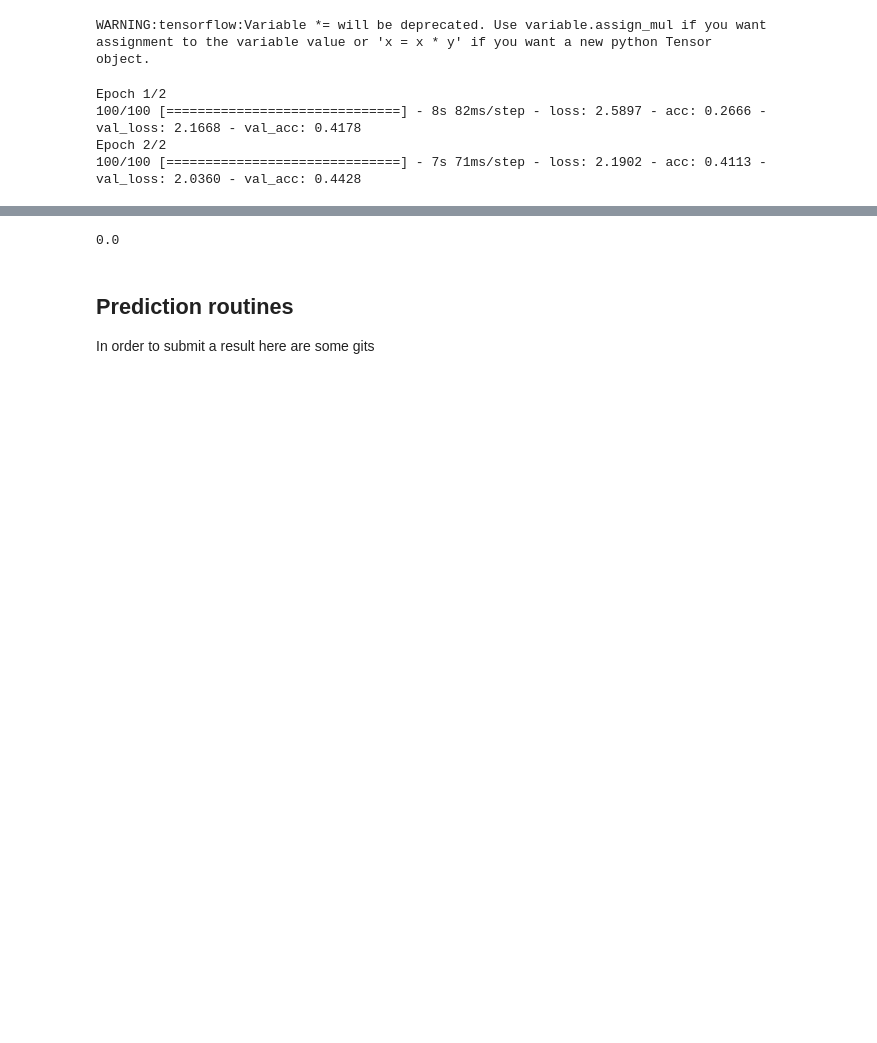
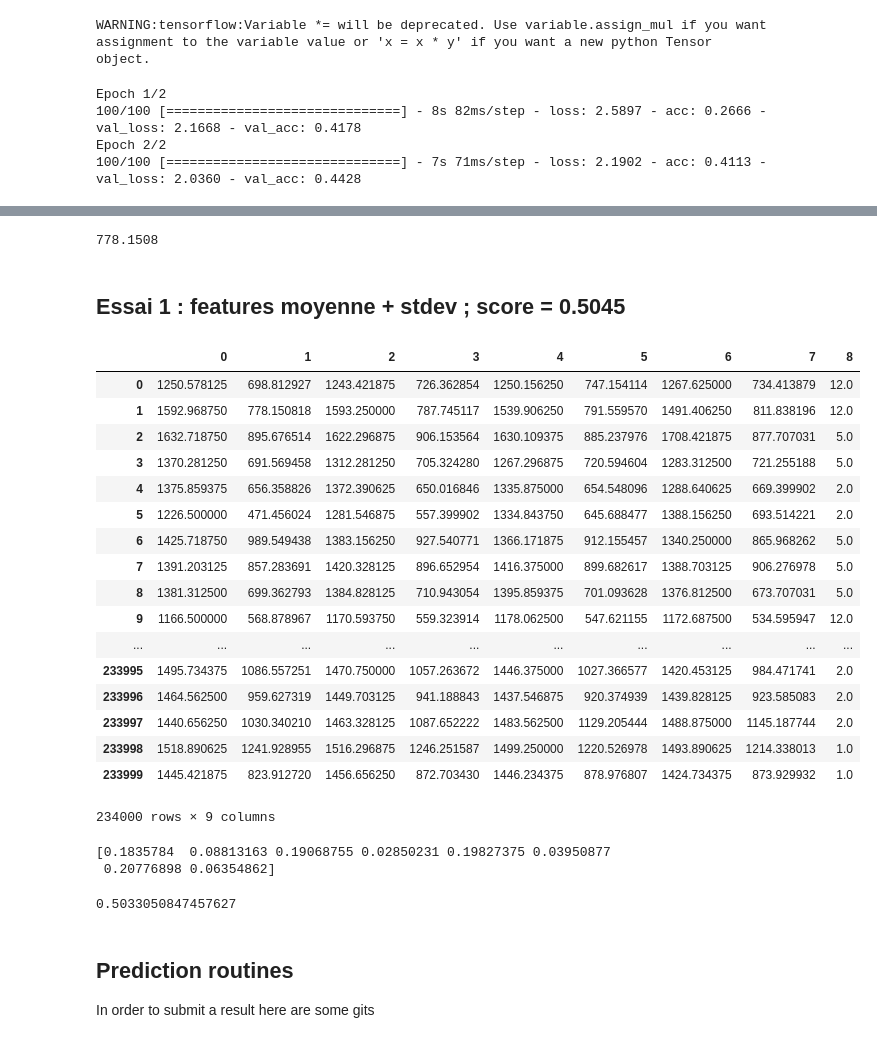
Before and after one commit to FannyRis/ChallengeHacka, a Jupyter notebook: hackathon_small/Hackathon.ipynb, the cells around one changed output, grey strips where cells are left out. Drawn from its saved outputs; the diff is of its cells as text; code cells hidden in the pictures; blank space fills up the shorter version.

Commit message:
1st random forrest

```diff
--- a/hackathon_small/Hackathon.ipynb
+++ b/hackathon_small/Hackathon.ipynb
@@ -135,18 +124,3 @@ Epoch 1/2
 100/100 [==============================] - 8s 82ms/step - loss: 2.5897 - acc: 0.2666 - val_loss: 2.1668 - val_acc: 0.4178
 Epoch 2/2
 100/100 [==============================] - 7s 71ms/step - loss: 2.1902 - acc: 0.4113 - val_loss: 2.0360 - val_acc: 0.4428
-# %%
-dset = h5.File(PATH_DATA)['TOP_LANDCOVER']
-labels = dset[0:]
-data4D = h5.File(PATH_DATA)['S2']
-print(labels.shape)
-print(data.shape)
-data = np.zeros((234000,1025))
-for i in range(23400):
-
-    for l in range(4):
-        for j in range(16):
-            for k in range(16):
-                data[i][(l+1)*(j+1)*(k+1)]=data4D[i][j][k][l]
-
-                print("u = "+str(j*k*l))
@@ -172,6 +127,47 @@ KeyboardInterrupt:
-# %%
-data=np.zeros((3,2))
-
-data[2][1]
-# %% [output]
-0.0
+# %%
+data4D[1].shape
+
+np.std(data4D[1][:][:][0])
+# %% [output]
+778.1508
+# %% [markdown]
+## Essai 1 : features moyenne + stdev ; score = 0.5045
+# %%
+dset = h5.File(PATH_DATA)['TOP_LANDCOVER']
+labels = dset[0:]
+data4D = h5.File(PATH_DATA)['S2']
+limit = int(234000*0.8)
+data = np.zeros((234000,9))
+for i in range(234000):
+        data[i][0]= np.mean(data4D[i][:][:][0])
+        data[i][1]= np.std(data4D[i][:][:][0])
+        data[i][2]= np.mean(data4D[i][:][:][1])
+        data[i][3]= np.std(data4D[i][:][:][1])
+        data[i][4]= np.mean(data4D[i][:][:][2])
+        data[i][5]= np.std(data4D[i][:][:][2])
+        data[i][6]= np.mean(data4D[i][:][:][3])
+        data[i][7]= np.std(data4D[i][:][:][3])
+        data[i][8]= labels[i]
+        print(i)
+# %%
+dataF = pd.DataFrame(data)
+dataF
+# %% [output]
+|  | 0 | 1 | 2 | 3 | 4 | 5 | 6 | 7 | 8 |
+| 0 | 1250.578125 | 698.812927 | 1243.421875 | 726.362854 | 1250.156250 | 747.154114 | 1267.625000 | 734.413879 | 12.0 |
+| 1 | 1592.968750 | 778.150818 | 1593.250000 | 787.745117 | 1539.906250 | 791.559570 | 1491.406250 | 811.838196 | 12.0 |
+| 2 | 1632.718750 | 895.676514 | 1622.296875 | 906.153564 | 1630.109375 | 885.237976 | 1708.421875 | 877.707031 | 5.0 |
+| 3 | 1370.281250 | 691.569458 | 1312.281250 | 705.324280 | 1267.296875 | 720.594604 | 1283.312500 | 721.255188 | 5.0 |
+| 4 | 1375.859375 | 656.358826 | 1372.390625 | 650.016846 | 1335.875000 | 654.548096 | 1288.640625 | 669.399902 | 2.0 |
+| 5 | 1226.500000 | 471.456024 | 1281.546875 | 557.399902 | 1334.843750 | 645.688477 | 1388.156250 | 693.514221 | 2.0 |
+| 6 | 1425.718750 | 989.549438 | 1383.156250 | 927.540771 | 1366.171875 | 912.155457 | 1340.250000 | 865.968262 | 5.0 |
+| 7 | 1391.203125 | 857.283691 | 1420.328125 | 896.652954 | 1416.375000 | 899.682617 | 1388.703125 | 906.276978 | 5.0 |
+| 8 | 1381.312500 | 699.362793 | 1384.828125 | 710.943054 | 1395.859375 | 701.093628 | 1376.812500 | 673.707031 | 5.0 |
+| 9 | 1166.500000 | 568.878967 | 1170.593750 | 559.323914 | 1178.062500 | 547.621155 | 1172.687500 | 534.595947 | 12.0 |
+| ... | ... | ... | ... | ... | ... | ... | ... | ... | ... |
+| 233995 | 1495.734375 | 1086.557251 | 1470.750000 | 1057.263672 | 1446.375000 | 1027.366577 | 1420.453125 | 984.471741 | 2.0 |
+| 233996 | 1464.562500 | 959.627319 | 1449.703125 | 941.188843 | 1437.546875 | 920.374939 | 1439.828125 | 923.585083 | 2.0 |
+| 233997 | 1440.656250 | 1030.340210 | 1463.328125 | 1087.652222 | 1483.562500 | 1129.205444 | 1488.875000 | 1145.187744 | 2.0 |
+| 233998 | 1518.890625 | 1241.928955 | 1516.296875 | 1246.251587 | 1499.250000 | 1220.526978 | 1493.890625 | 1214.338013 | 1.0 |
+| 233999 | 1445.421875 | 823.912720 | 1456.656250 | 872.703430 | 1446.234375 | 878.976807 | 1424.734375 | 873.929932 | 1.0 |
+234000 rows × 9 columns
@@ -178,3 +180,14 @@ data[2][1]
+# %%
+dt_tree = RandomForestClassifier(n_estimators=100,max_depth=7,max_leaf_nodes=20)
+dt_tree.fit(train,trainLabel)
+print(dt_tree.feature_importances_)
+# %% [output]
+[0.1835784  0.08813163 0.19068755 0.02850231 0.19827375 0.03950877
+ 0.20776898 0.06354862]
+# %%
+dt_tree.score(test,testLabel)
+# %% [output]
+0.5033050847457627
 # %% [markdown]
 ## Prediction routines
 
```
Also changed, not shown: parts of 6 cells of this notebook.
